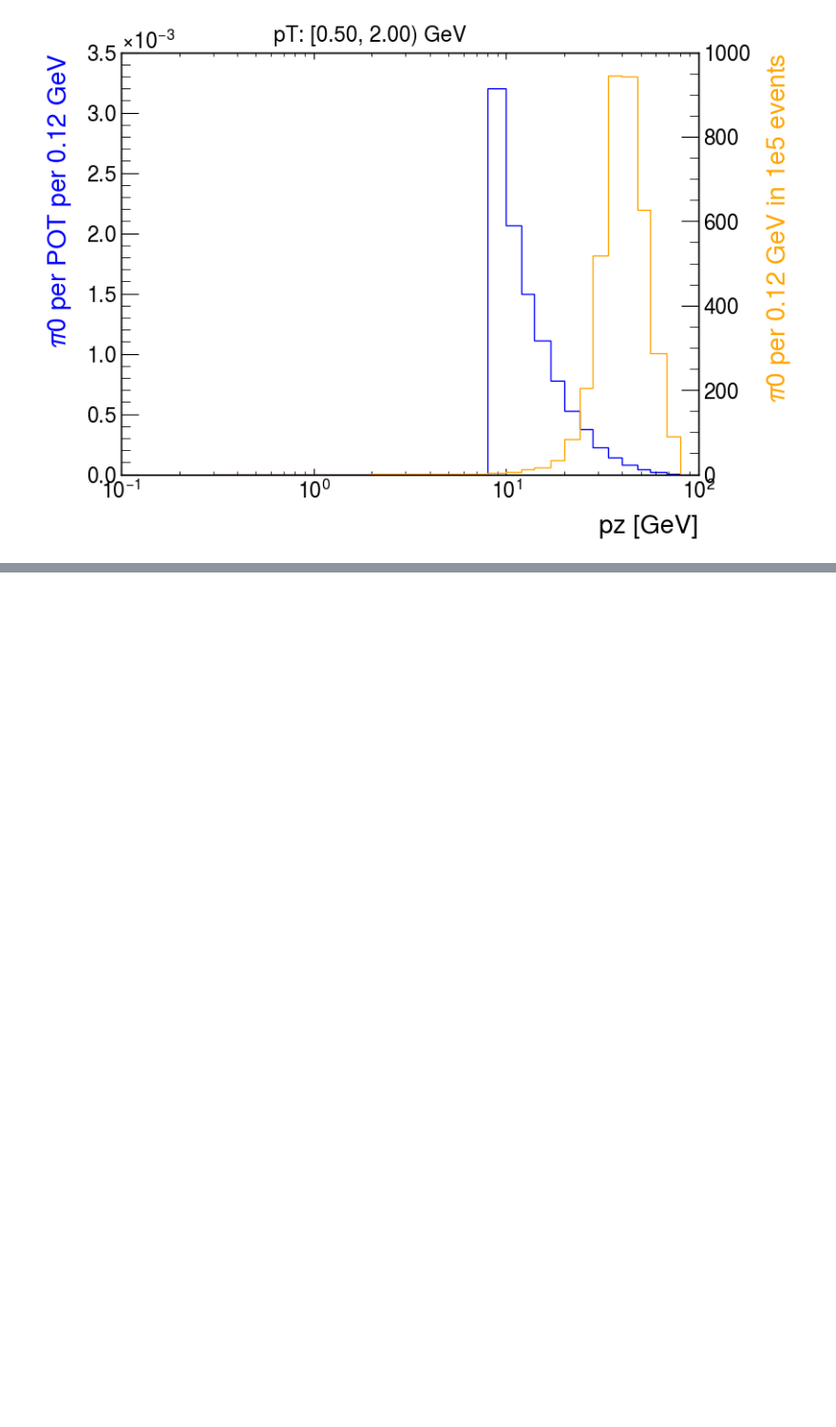
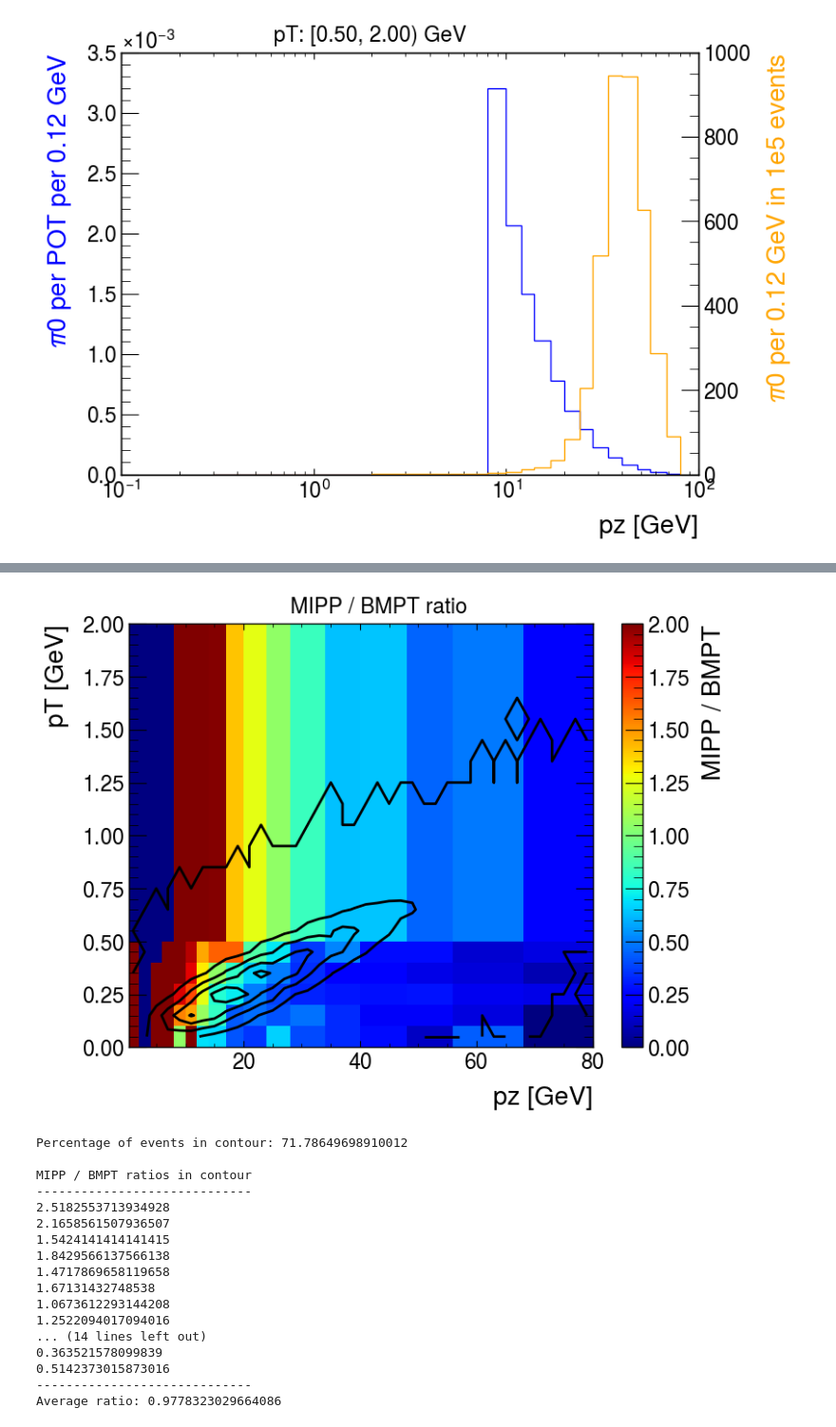
Before and after one commit to horohoo/thoroho-nova, a Jupyter notebook: ldmcode/NOvA_pion_dist.ipynb, the cells around one changed output, grey strips where cells are left out. Shown at 95% size. Saved outputs shown, nothing was run; the diff lists cells and outputs as text; code cells hidden in the pictures; blank space fills up the shorter version.

```diff
--- a/ldmcode/NOvA_pion_dist.ipynb
+++ b/ldmcode/NOvA_pion_dist.ipynb
@@ -335,0 +8998,76 @@ for i in range(len(MIPP_AVG.T)):
+# %%
+bmpt_hist, xedges, yedges = np.histogram2d(pz_bmpt, pT_bmpt, bins=[bins_pz, bins_pT])
+#for i in range(len(MIPP_avg)):
+#    for j in range(len(MIPP_avg[i])):
+#        if MIPP_avg[i][j] == 0:
+#            bmpt_hist[i][j] = 0
+
+bmpt_hist_norm = 0.9*bmpt_hist/np.sum(bmpt_hist) #normalize distribution to 0.9 pi0/POT
+
+ratio = np.zeros_like(bmpt_hist)
+for i in range(len(ratio)):
+    for j in range(len(ratio[i])):
+        if bmpt_hist_norm[i][j] != 0:
+            ratio[i][j] = MIPP_avg[i][j] / bmpt_hist_norm[i][j]
+# %%
+HH, xe, ye = np.histogram2d(pz_arr, pT_arr, bins=[np.linspace(0,80,41), np.linspace(0,2,21)])
+grid = HH.transpose()
+midpoints = (xe[1:] + xe[:-1])/2, (ye[1:] + ye[:-1])/2
+
+fig = plt.figure()
+ax = fig.add_subplot()
+X, Y = np.meshgrid(bins_pz, bins_pT)
+rat = ax.pcolormesh(X, Y, ratio.T,cmap='jet',vmin=0, vmax=2)
+cs = ax.contour(*midpoints, grid, levels=4, colors='k', zorder=40)
+cbar = fig.colorbar(rat)
+cbar.set_label('MIPP / BMPT')
+ax.set_xlabel('pz [GeV]')
+ax.set_ylabel('pT [GeV]')
+fig.suptitle('MIPP / BMPT ratio')
+plt.show()
+
+dat = cs.allsegs[1][0]
+ldmevents = 0
+totalevents = 0
+path = mpl.path.Path(dat)
+for i in range(len(HH)):
+    for j in range(len(HH[i])):
+        xmid = (xe[i] + xe[i+1])/2
+        ymid = (ye[j] + ye[j+1])/2
+        if path.contains_points([[xmid, ymid]]):
+            ldmevents += HH[i][j]
+        totalevents += HH[i][j]
+print("Percentage of events in contour:", 100*ldmevents/totalevents)
+print(" ")
+
+print("MIPP / BMPT ratios in contour")
+print("-----------------------------")
+binvalues = []
+for i in range(len(ratio)):
+    for j in range(len(ratio[i])):
+        xmid = (bins_pz[i] + bins_pz[i+1])/2
+        ymid = (bins_pT[j] + bins_pT[j+1])/2
+        if path.contains_points([[xmid, ymid]]):
+            print(ratio[i][j])
+            binvalues.append(ratio[i][j])
+print("-----------------------------")
+print("Average ratio:", np.mean(binvalues))
+# %% [output]
+[figure, added]
+Percentage of events in contour: 71.78649698910012
+
+MIPP / BMPT ratios in contour
+-----------------------------
+2.5182553713934928
+2.1658561507936507
+1.5424141414141415
+1.8429566137566138
+1.4717869658119658
+1.67131432748538
+1.0673612293144208
+1.2522094017094016
+... (14 lines left out)
+0.363521578099839
+0.5142373015873016
+-----------------------------
+Average ratio: 0.9778323029664086
```
Also changed, not shown: parts of 22 cells of this notebook.
